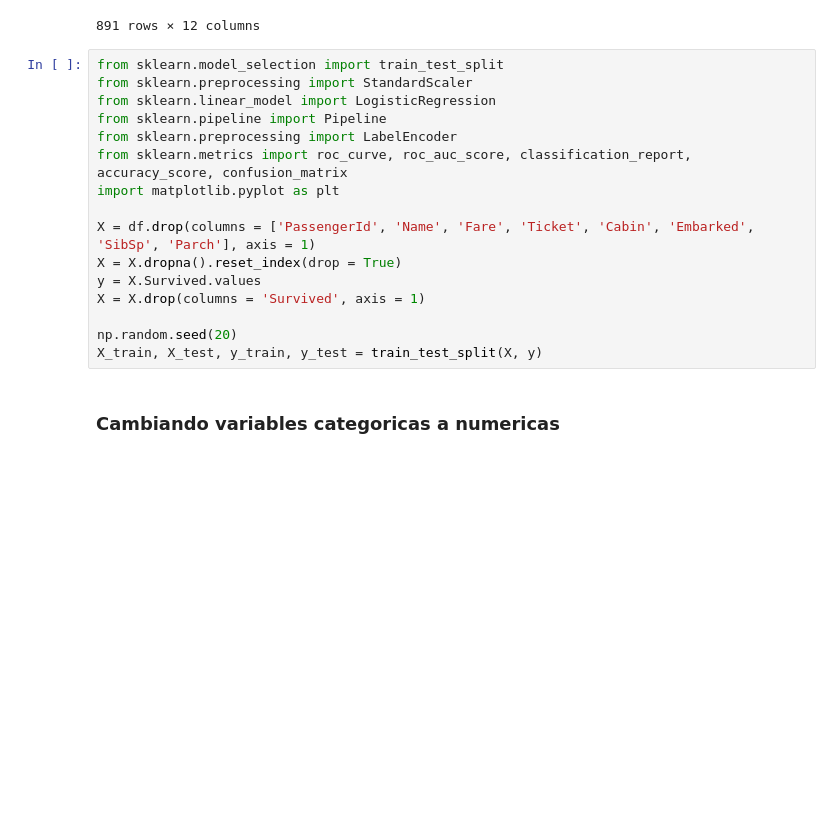
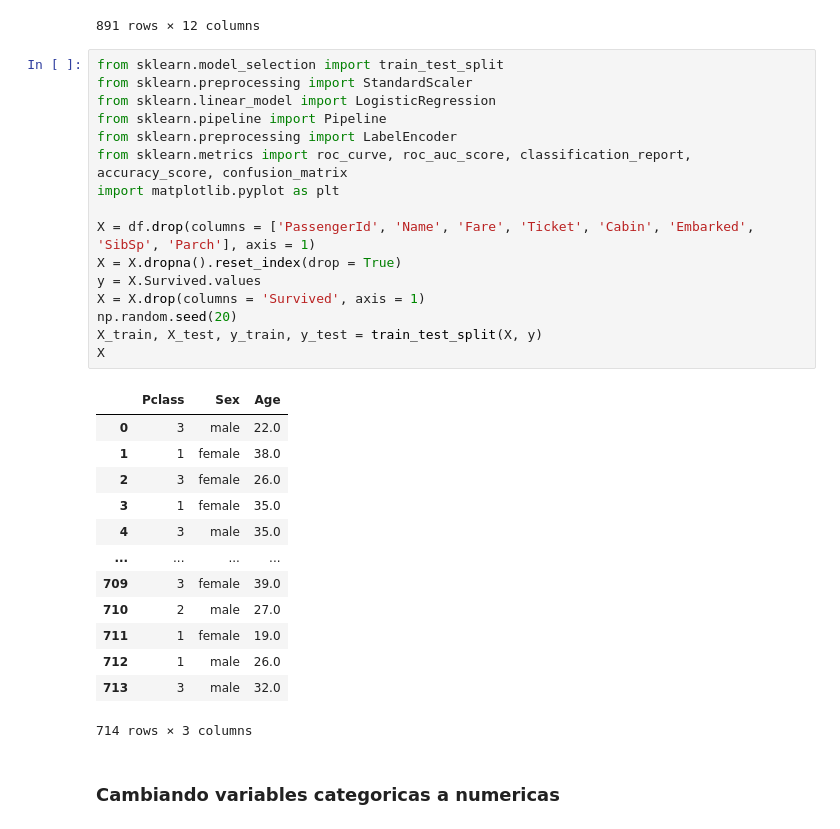
Before and after one commit to facund015/ai_avanzada_reto, a Jupyter notebook: Titanic/titanic.ipynb, the cells around one changed output. Cells and saved outputs as stored; diff of their text form; blank space fills up the shorter version.

```diff
--- a/Titanic/titanic.ipynb
+++ b/Titanic/titanic.ipynb
@@ -210,19 +210,33 @@ dtype: int64
 # %%
 from sklearn.model_selection import train_test_split
 from sklearn.preprocessing import StandardScaler
 from sklearn.linear_model import LogisticRegression
 from sklearn.pipeline import Pipeline
 from sklearn.preprocessing import LabelEncoder
 from sklearn.metrics import roc_curve, roc_auc_score, classification_report, accuracy_score, confusion_matrix
 import matplotlib.pyplot as plt
 
 X = df.drop(columns = ['PassengerId', 'Name', 'Fare', 'Ticket', 'Cabin', 'Embarked', 'SibSp', 'Parch'], axis = 1)
 X = X.dropna().reset_index(drop = True)
 y = X.Survived.values
 X = X.drop(columns = 'Survived', axis = 1)
-
 np.random.seed(20)
 X_train, X_test, y_train, y_test = train_test_split(X, y)
+X
+# %% [output]
+|  | Pclass | Sex | Age |
+| 0 | 3 | male | 22.0 |
+| 1 | 1 | female | 38.0 |
+| 2 | 3 | female | 26.0 |
+| 3 | 1 | female | 35.0 |
+| 4 | 3 | male | 35.0 |
+| ... | ... | ... | ... |
+| 709 | 3 | female | 39.0 |
+| 710 | 2 | male | 27.0 |
+| 711 | 1 | female | 19.0 |
+| 712 | 1 | male | 26.0 |
+| 713 | 3 | male | 32.0 |
+714 rows × 3 columns
 # %% [markdown]
 ### Cambiando variables categoricas a numericas
 # %%
```
Also changed, not shown: parts of 10 cells of this notebook.
